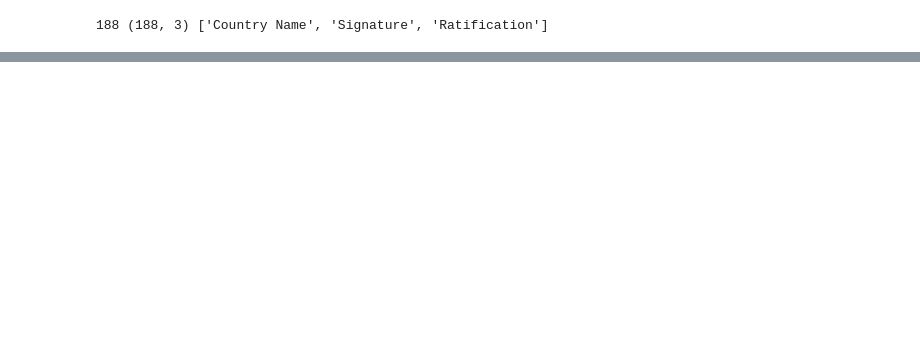
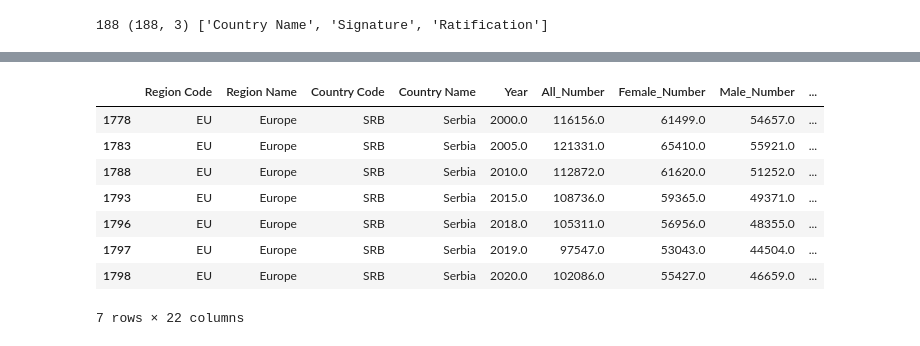
Before and after one commit to WeiJanChang/fctc_eval, a Jupyter notebook: notebook/flowchart.ipynb, the cells around one changed output, grey strips where cells are left out. Cells and saved outputs as stored; diff of their text form; code cells hidden in the pictures; blank space fills up the shorter version.

```diff
--- a/notebook/flowchart.ipynb
+++ b/notebook/flowchart.ipynb
@@ -396,0 +490,12 @@ print(df['Country Name'].unique(),len(df['Country Name'].unique()), df.shape)
+# %%
+df[df['Country Name']=='Serbia']
+# %% [output]
+|  | Region Code | Region Name | Country Code | Country Name | Year | All_Number | Female_Number | Male_Number | ... |
+| 1778 | EU | Europe | SRB | Serbia | 2000.0 | 116156.0 | 61499.0 | 54657.0 | ... |
+| 1783 | EU | Europe | SRB | Serbia | 2005.0 | 121331.0 | 65410.0 | 55921.0 | ... |
+| 1788 | EU | Europe | SRB | Serbia | 2010.0 | 112872.0 | 61620.0 | 51252.0 | ... |
+| 1793 | EU | Europe | SRB | Serbia | 2015.0 | 108736.0 | 59365.0 | 49371.0 | ... |
+| 1796 | EU | Europe | SRB | Serbia | 2018.0 | 105311.0 | 56956.0 | 48355.0 | ... |
+| 1797 | EU | Europe | SRB | Serbia | 2019.0 | 97547.0 | 53043.0 | 44504.0 | ... |
+| 1798 | EU | Europe | SRB | Serbia | 2020.0 | 102086.0 | 55427.0 | 46659.0 | ... |
+7 rows × 22 columns
```
Also changed, not shown: parts of 21 cells of this notebook, 2 other files.
